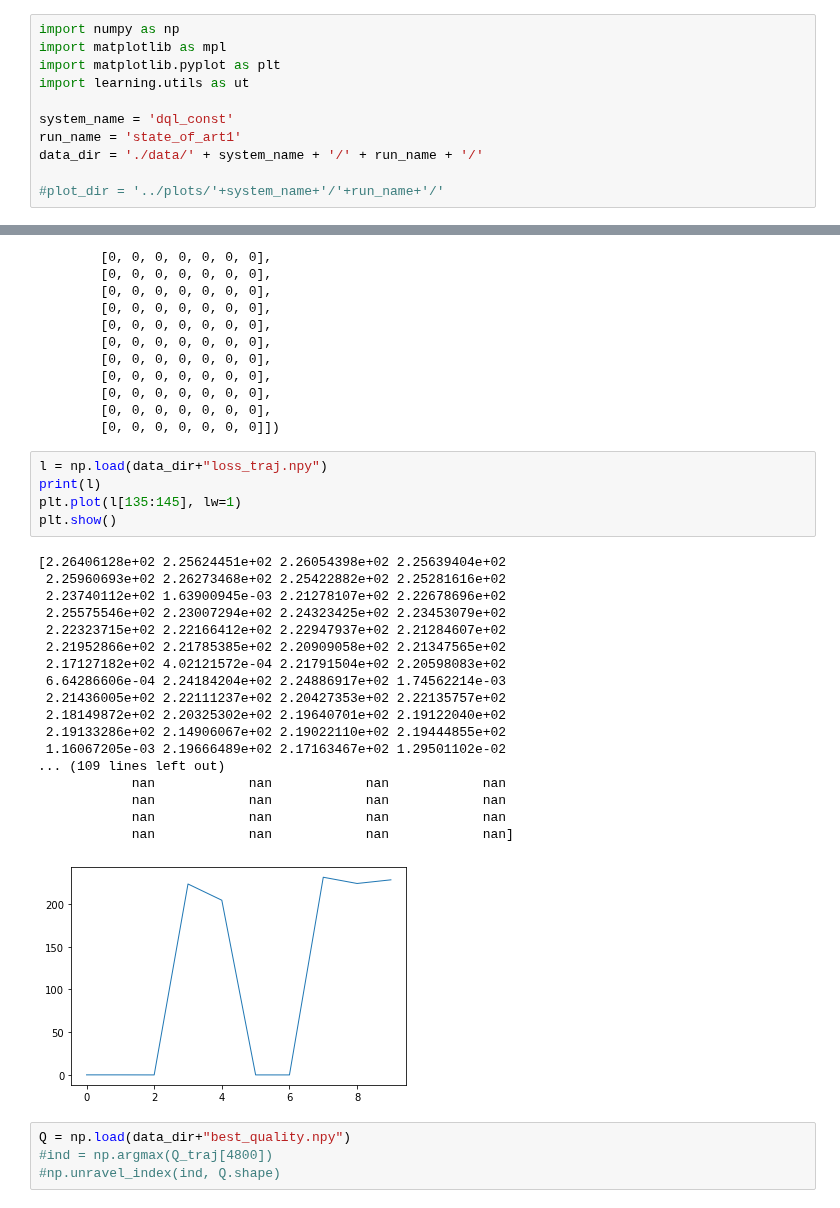
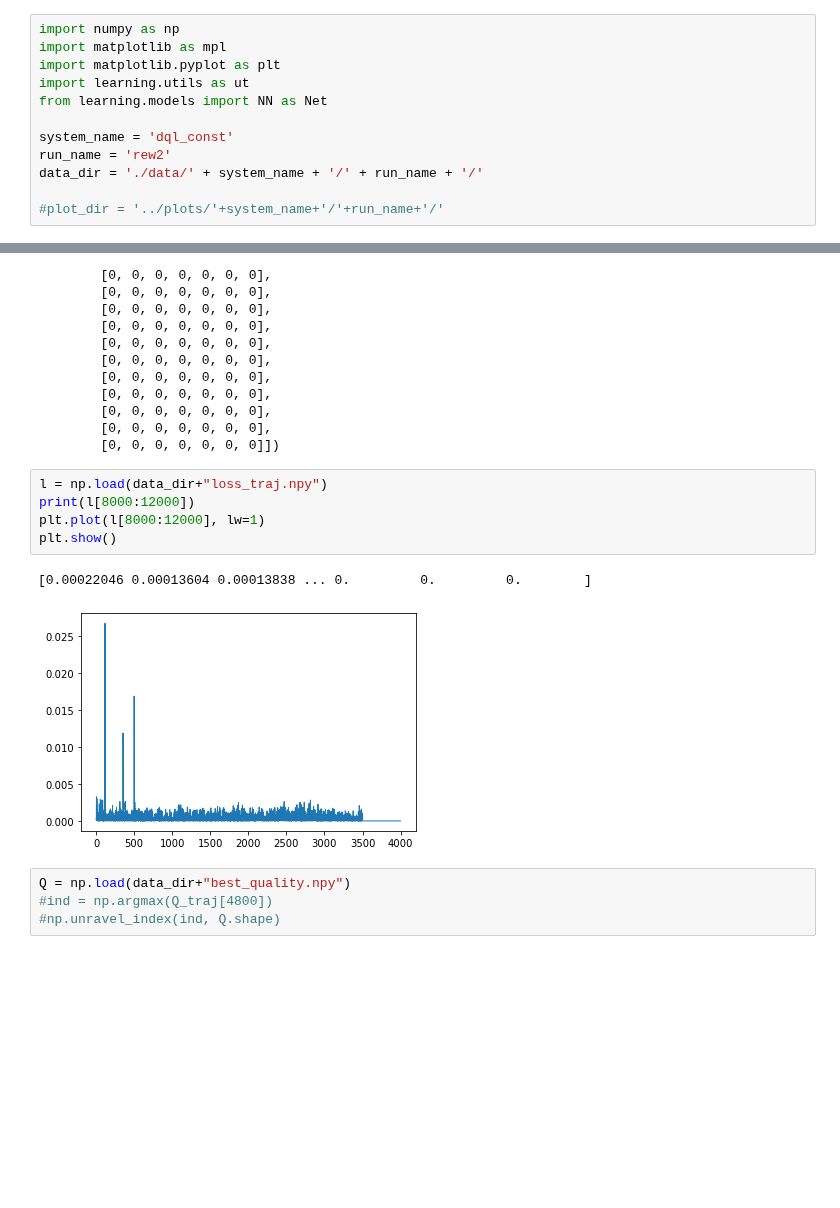
Before and after one commit to lorenzobasile/KiteRL, a Jupyter notebook: analyze_training.ipynb, the cells around one changed output, grey strips where cells are left out. Saved outputs shown, nothing was run; the diff lists cells and outputs as text; blank space fills up the shorter version.

```diff
--- a/analyze_training.ipynb
+++ b/analyze_training.ipynb
@@ -3,9 +3,10 @@ import numpy as np
 import matplotlib as mpl
 import matplotlib.pyplot as plt
 import learning.utils as ut
+from learning.models import NN as Net
 
 system_name = 'dql_const'
-run_name = 'state_of_art1'
+run_name = 'rew2'
 data_dir = './data/' + system_name + '/' + run_name + '/'
 
 #plot_dir = '../plots/'+system_name+'/'+run_name+'/'
@@ -225,28 +289,12 @@ tensor([[0, 0, 0, 0, 0, 0, 0],
         [0, 0, 0, 0, 0, 0, 0]])
 # %%
 l = np.load(data_dir+"loss_traj.npy")
-print(l)
-plt.plot(l[135:145], lw=1)
+print(l[8000:12000])
+plt.plot(l[8000:12000], lw=1)
 plt.show()
 # %% [output]
-[2.26406128e+02 2.25624451e+02 2.26054398e+02 2.25639404e+02
- 2.25960693e+02 2.26273468e+02 2.25422882e+02 2.25281616e+02
- 2.23740112e+02 1.63900945e-03 2.21278107e+02 2.22678696e+02
- 2.25575546e+02 2.23007294e+02 2.24323425e+02 2.23453079e+02
- 2.22323715e+02 2.22166412e+02 2.22947937e+02 2.21284607e+02
- 2.21952866e+02 2.21785385e+02 2.20909058e+02 2.21347565e+02
- 2.17127182e+02 4.02121572e-04 2.21791504e+02 2.20598083e+02
- 6.64286606e-04 2.24184204e+02 2.24886917e+02 1.74562214e-03
- 2.21436005e+02 2.22111237e+02 2.20427353e+02 2.22135757e+02
- 2.18149872e+02 2.20325302e+02 2.19640701e+02 2.19122040e+02
- 2.19133286e+02 2.14906067e+02 2.19022110e+02 2.19444855e+02
- 1.16067205e-03 2.19666489e+02 2.17163467e+02 1.29501102e-02
-... (109 lines left out)
-            nan            nan            nan            nan
-            nan            nan            nan            nan
-            nan            nan            nan            nan
-            nan            nan            nan            nan]
+[0.00022046 0.00013604 0.00013838 ... 0.         0.         0.        ]
-[figure, old version]
+[figure, new version]
 # %%
 Q = np.load(data_dir+"best_quality.npy")
 #ind = np.argmax(Q_traj[4800])
```
Also changed, not shown: parts of 19 cells of this notebook, 6 other files.
